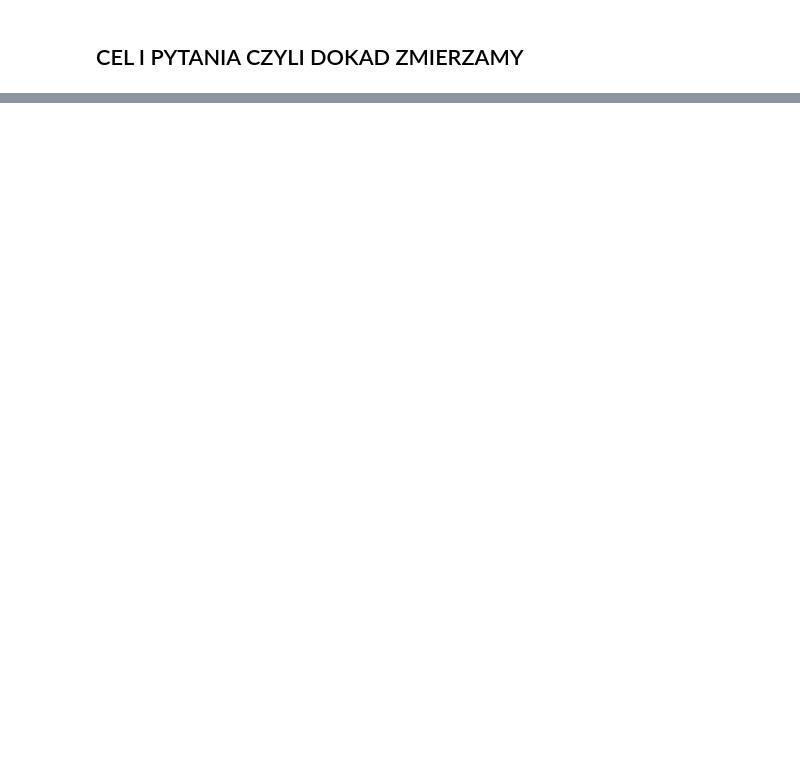
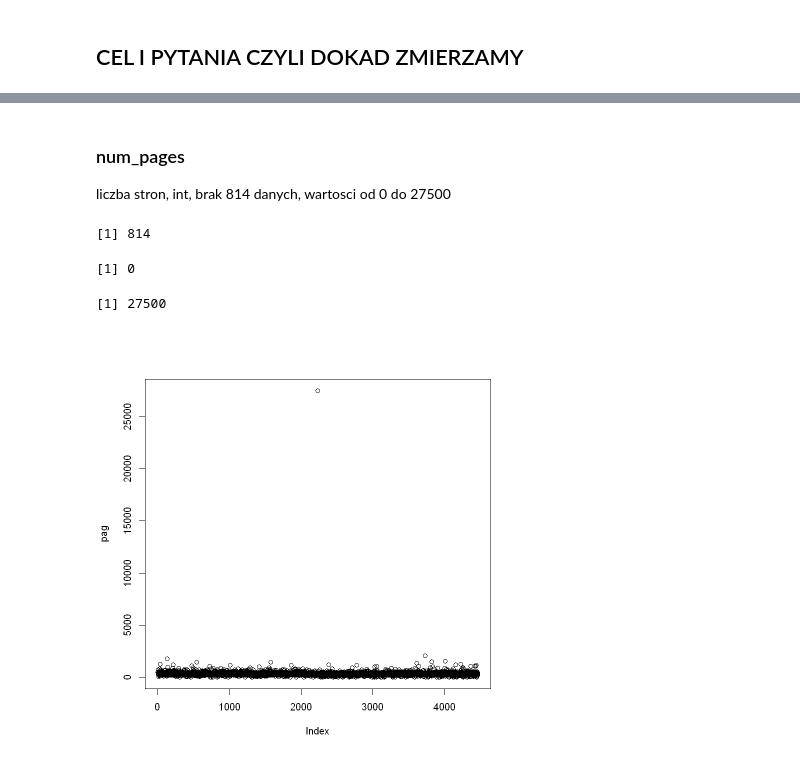
Before and after one commit to tashiamuffin/Pakiety_Statystyczne_1, a Jupyter notebook: chaos_natka.ipynb, the cells around one changed output, grey strips where cells are left out. Cells and saved outputs as stored; diff of their text form; code cells hidden in the pictures; blank space fills up the shorter version.

```diff
--- a/chaos_natka.ipynb
+++ b/chaos_natka.ipynb
@@ -187,0 +217,17 @@ p
+# %% [markdown]
+### num_pages
+liczba stron, int, brak 814 danych, wartosci od 0 do 27500
+# %%
+pag2 <- plik$num_pages
+pag <- na.omit(pag2)
+length(pag2) - length(pag)
+# %% [output]
+[1] 814
+# %%
+min(pag)
+max(pag)
+plot(pag)
+# %% [output]
+[1] 0
+[1] 27500
+[figure, added]
```
Also changed, not shown: parts of 110 cells of this notebook.
